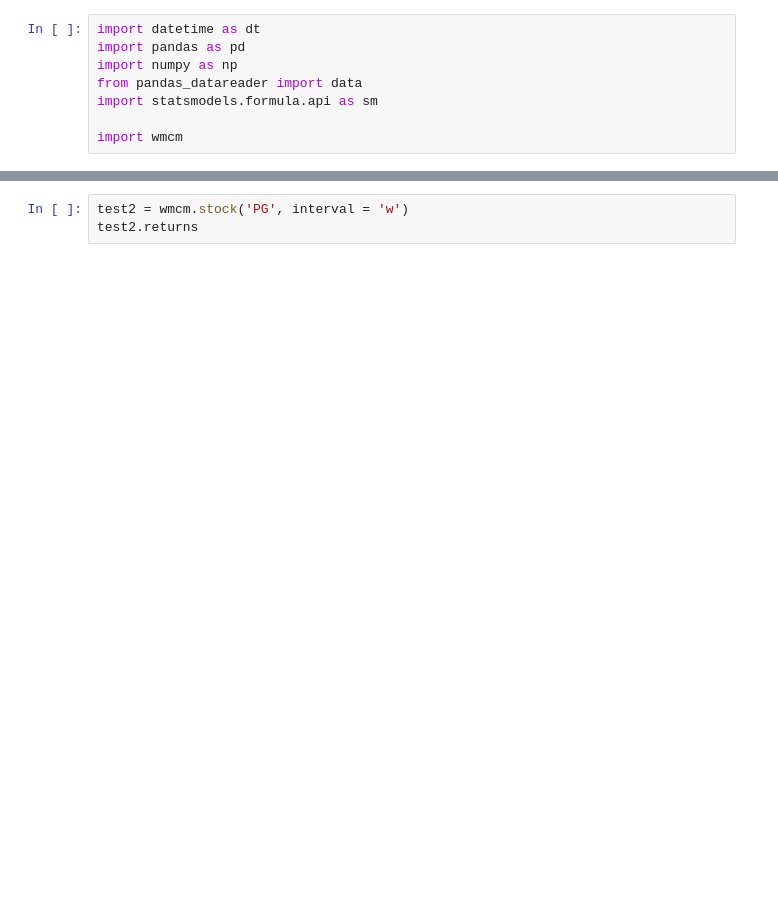
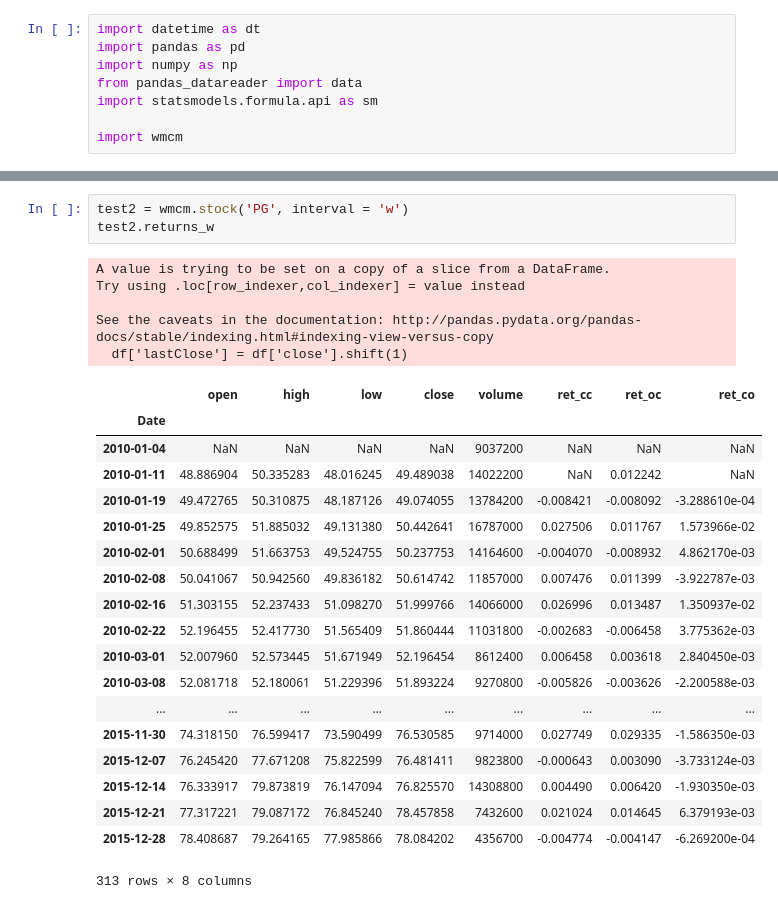
Before and after one commit to Anhmike/wmcm, a Jupyter notebook: ddm_tests/class experiments.ipynb, the cells around one changed output, grey strips where cells are left out. Saved outputs shown, nothing was run; the diff lists cells and outputs as text; blank space fills up the shorter version.

```diff
--- a/ddm_tests/class experiments.ipynb
+++ b/ddm_tests/class experiments.ipynb
@@ -21,3 +52,28 @@ test.returns
 # %%
 test2 = wmcm.stock('PG', interval = 'w')
-test2.returns
+test2.returns_w
+# %% [output]
+A value is trying to be set on a copy of a slice from a DataFrame.
+Try using .loc[row_indexer,col_indexer] = value instead
+
+See the caveats in the documentation: http://pandas.pydata.org/pandas-docs/stable/indexing.html#indexing-view-versus-copy
+  df['lastClose'] = df['close'].shift(1)
+|  | open | high | low | close | volume | ret_cc | ret_oc | ret_co |
+| Date |  |  |  |  |  |  |  |  |
+| 2010-01-04 | NaN | NaN | NaN | NaN | 9037200 | NaN | NaN | NaN |
+| 2010-01-11 | 48.886904 | 50.335283 | 48.016245 | 49.489038 | 14022200 | NaN | 0.012242 | NaN |
+| 2010-01-19 | 49.472765 | 50.310875 | 48.187126 | 49.074055 | 13784200 | -0.008421 | -0.008092 | -3.288610e-04 |
+| 2010-01-25 | 49.852575 | 51.885032 | 49.131380 | 50.442641 | 16787000 | 0.027506 | 0.011767 | 1.573966e-02 |
+| 2010-02-01 | 50.688499 | 51.663753 | 49.524755 | 50.237753 | 14164600 | -0.004070 | -0.008932 | 4.862170e-03 |
+| 2010-02-08 | 50.041067 | 50.942560 | 49.836182 | 50.614742 | 11857000 | 0.007476 | 0.011399 | -3.922787e-03 |
+| 2010-02-16 | 51.303155 | 52.237433 | 51.098270 | 51.999766 | 14066000 | 0.026996 | 0.013487 | 1.350937e-02 |
+| 2010-02-22 | 52.196455 | 52.417730 | 51.565409 | 51.860444 | 11031800 | -0.002683 | -0.006458 | 3.775362e-03 |
+| 2010-03-01 | 52.007960 | 52.573445 | 51.671949 | 52.196454 | 8612400 | 0.006458 | 0.003618 | 2.840450e-03 |
+| 2010-03-08 | 52.081718 | 52.180061 | 51.229396 | 51.893224 | 9270800 | -0.005826 | -0.003626 | -2.200588e-03 |
+| ... | ... | ... | ... | ... | ... | ... | ... | ... |
+| 2015-11-30 | 74.318150 | 76.599417 | 73.590499 | 76.530585 | 9714000 | 0.027749 | 0.029335 | -1.586350e-03 |
+| 2015-12-07 | 76.245420 | 77.671208 | 75.822599 | 76.481411 | 9823800 | -0.000643 | 0.003090 | -3.733124e-03 |
+| 2015-12-14 | 76.333917 | 79.873819 | 76.147094 | 76.825570 | 14308800 | 0.004490 | 0.006420 | -1.930350e-03 |
+| 2015-12-21 | 77.317221 | 79.087172 | 76.845240 | 78.457858 | 7432600 | 0.021024 | 0.014645 | 6.379193e-03 |
+| 2015-12-28 | 78.408687 | 79.264165 | 77.985866 | 78.084202 | 4356700 | -0.004774 | -0.004147 | -6.269200e-04 |
+313 rows × 8 columns
```
Also changed, not shown: parts of 4 cells of this notebook, 2 other files.
